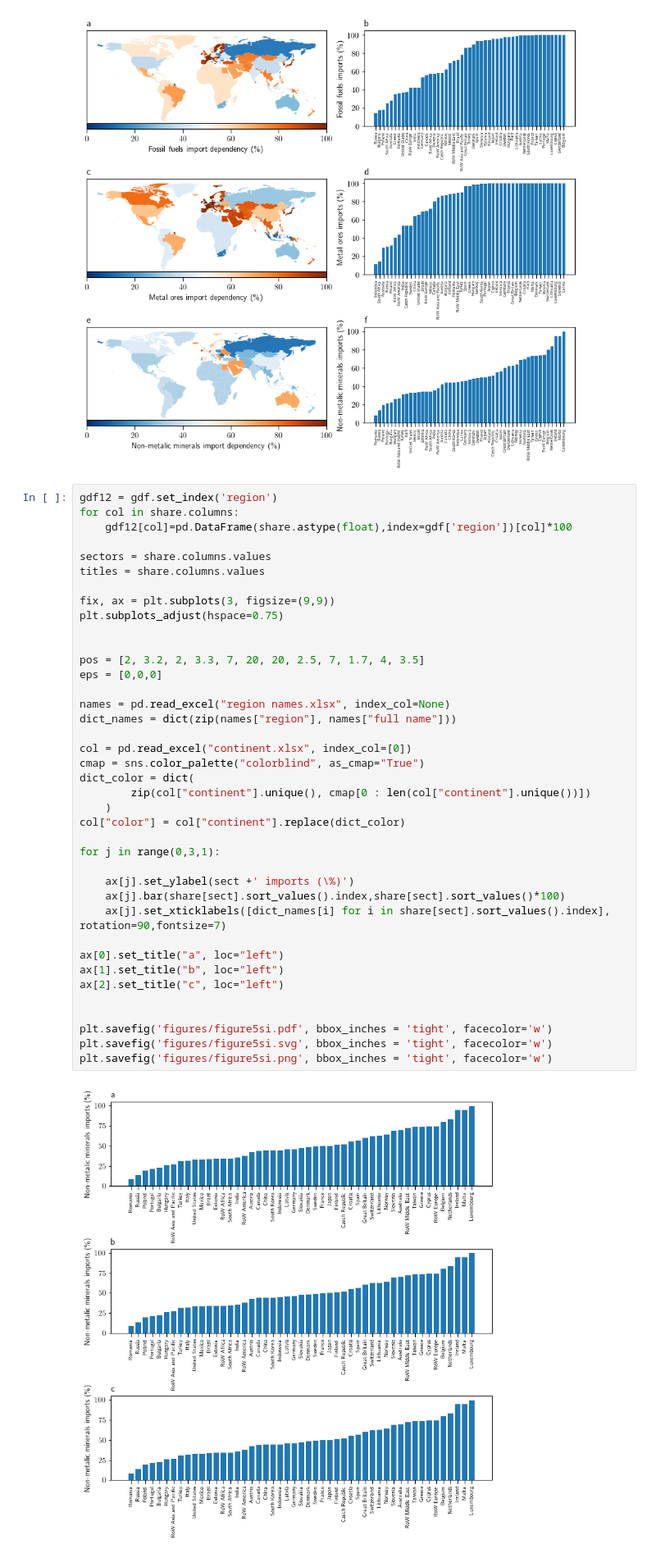
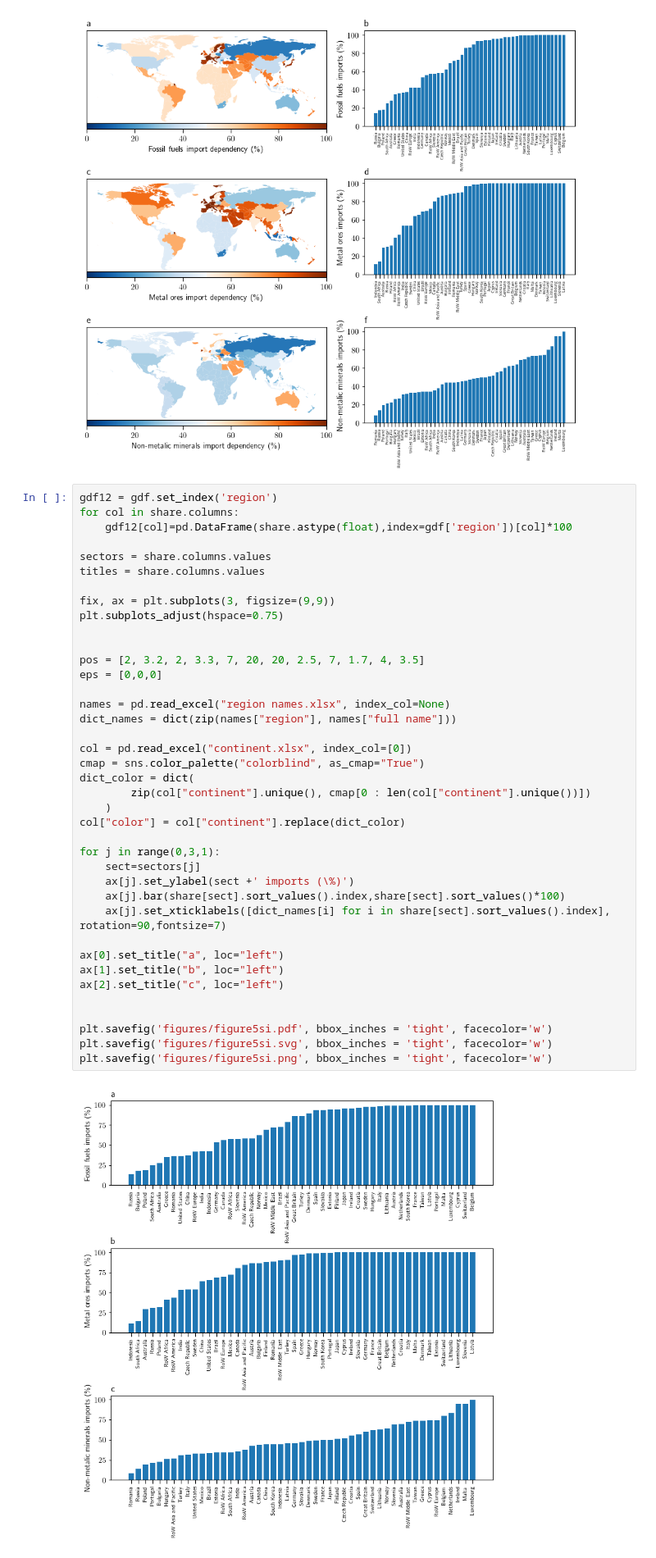
Before and after one commit to baptiste-an/Energy-and-HAQ, a Jupyter notebook: health.ipynb, the cells around one changed output. Shown at 82% size. Saved outputs shown, nothing was run; the diff lists cells and outputs as text.

```diff
--- a/health.ipynb
+++ b/health.ipynb
@@ -203,35 +203,35 @@ fix, ax = plt.subplots(3, figsize=(9,9))
 plt.subplots_adjust(hspace=0.75)
 
 
 pos = [2, 3.2, 2, 3.3, 7, 20, 20, 2.5, 7, 1.7, 4, 3.5]
 eps = [0,0,0]
 
 names = pd.read_excel("region names.xlsx", index_col=None)
 dict_names = dict(zip(names["region"], names["full name"]))
 
 col = pd.read_excel("continent.xlsx", index_col=[0])
 cmap = sns.color_palette("colorblind", as_cmap="True")
 dict_color = dict(
         zip(col["continent"].unique(), cmap[0 : len(col["continent"].unique())])
     )
 col["color"] = col["continent"].replace(dict_color)
 
 for j in range(0,3,1):
-
+    sect=sectors[j]
     ax[j].set_ylabel(sect +' imports (\%)')
     ax[j].bar(share[sect].sort_values().index,share[sect].sort_values()*100)
     ax[j].set_xticklabels([dict_names[i] for i in share[sect].sort_values().index], rotation=90,fontsize=7)
 
 ax[0].set_title("a", loc="left")
 ax[1].set_title("b", loc="left")
 ax[2].set_title("c", loc="left")
 
 
 plt.savefig('figures/figure5si.pdf', bbox_inches = 'tight', facecolor='w')
 plt.savefig('figures/figure5si.svg', bbox_inches = 'tight', facecolor='w')
 plt.savefig('figures/figure5si.png', bbox_inches = 'tight', facecolor='w')
 # %% [output]
-[figure, old version]
+[figure, new version]
 # %%
 gdf12 = gdf.set_index('region')
 for col in share.columns:
```
Also changed, not shown: 21 other files.
